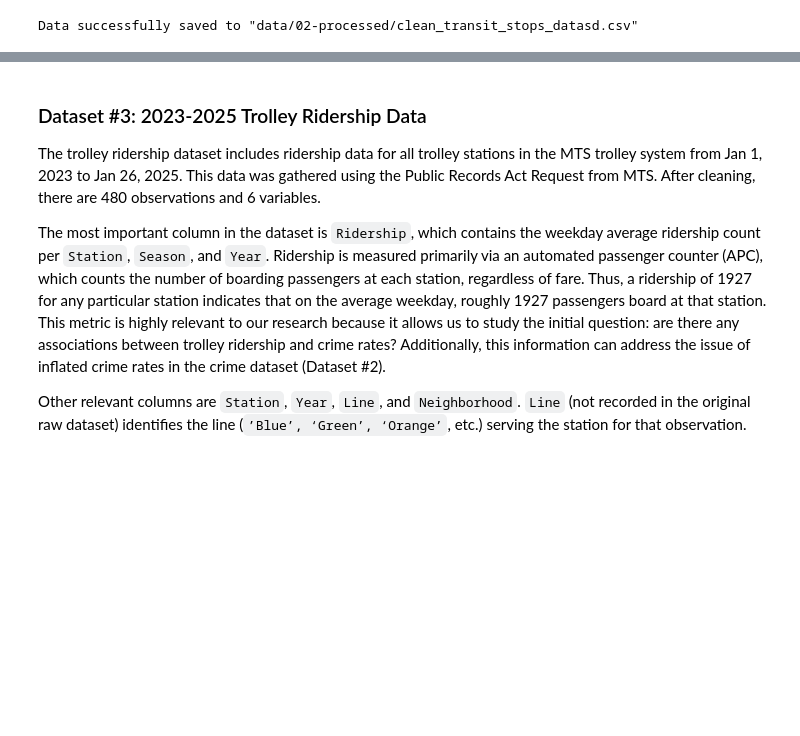
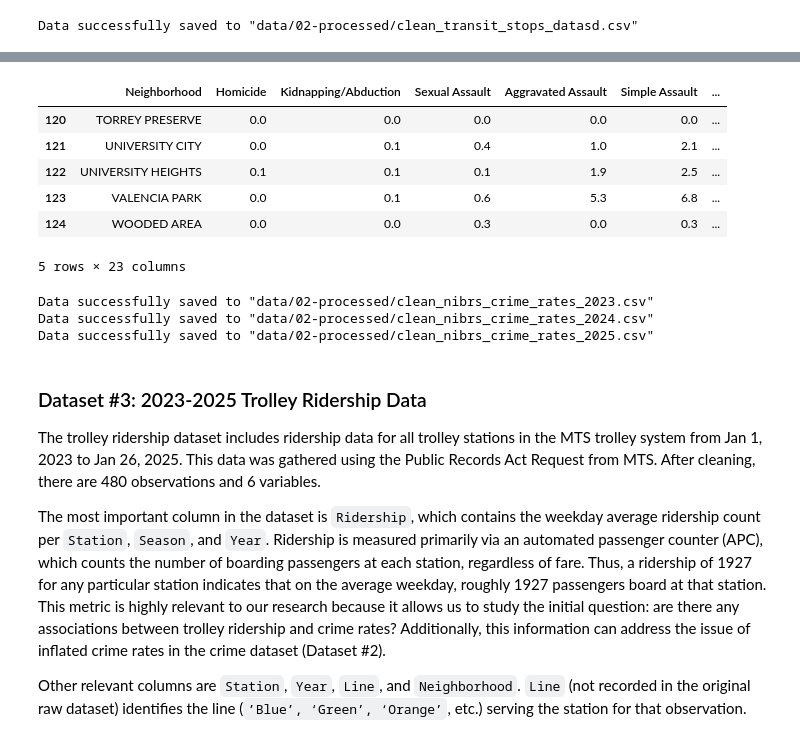
Before and after one commit to COGS108/Group022_WI26, a Jupyter notebook: 02-EDACheckpoint.ipynb, the cells around one changed output, grey strips where cells are left out. Drawn from its saved outputs; the diff is of its cells as text; code cells hidden in the pictures; blank space fills up the shorter version.

```diff
--- a/02-EDACheckpoint.ipynb
+++ b/02-EDACheckpoint.ipynb
@@ -546,0 +509,2 @@ Data successfully saved to "data/02-processed/clean_nibrs_crime_rates_2025.csv"
+# %%
+crime_df_2023 = clean_crime_data('data/00-raw/nibrs-crime-rates-per-1000-residents-by-neighborhood-2023.pdf', '2023')
@@ -547,3 +527,23 @@ Data successfully saved to "data/02-processed/clean_nibrs_crime_rates_2025.csv"
+# %%
+crime_df_2023 = crime_df_2023.iloc[:-1] #remove additional row
+crime_df_2023.tail()
+# %% [output]
+|  | Neighborhood | Homicide | Kidnapping/Abduction | Sexual Assault | Aggravated Assault | Simple Assault | ... |
+| 120 | TORREY PRESERVE | 0.0 | 0.0 | 0.0 | 0.0 | 0.0 | ... |
+| 121 | UNIVERSITY CITY | 0.0 | 0.1 | 0.4 | 1.0 | 2.1 | ... |
+| 122 | UNIVERSITY HEIGHTS | 0.1 | 0.1 | 0.1 | 1.9 | 2.5 | ... |
+| 123 | VALENCIA PARK | 0.0 | 0.1 | 0.6 | 5.3 | 6.8 | ... |
+| 124 | WOODED AREA | 0.0 | 0.0 | 0.3 | 0.0 | 0.3 | ... |
+5 rows × 23 columns
+# %%
+# upload cleaned data to data/02-processed
+upload_cleaned_crime_df(crime_df_2023, 2023)
+upload_cleaned_crime_df(crime_df_2024, 2024)
+upload_cleaned_crime_df(crime_df_2025, 2025)
+# %% [output]
+Data successfully saved to "data/02-processed/clean_nibrs_crime_rates_2023.csv"
+Data successfully saved to "data/02-processed/clean_nibrs_crime_rates_2024.csv"
+Data successfully saved to "data/02-processed/clean_nibrs_crime_rates_2025.csv"
 # %% [markdown]
 ### Dataset #3: 2023-2025 Trolley Ridership Data
 
```
Also changed, not shown: parts of 34 cells of this notebook, 1 other file.
